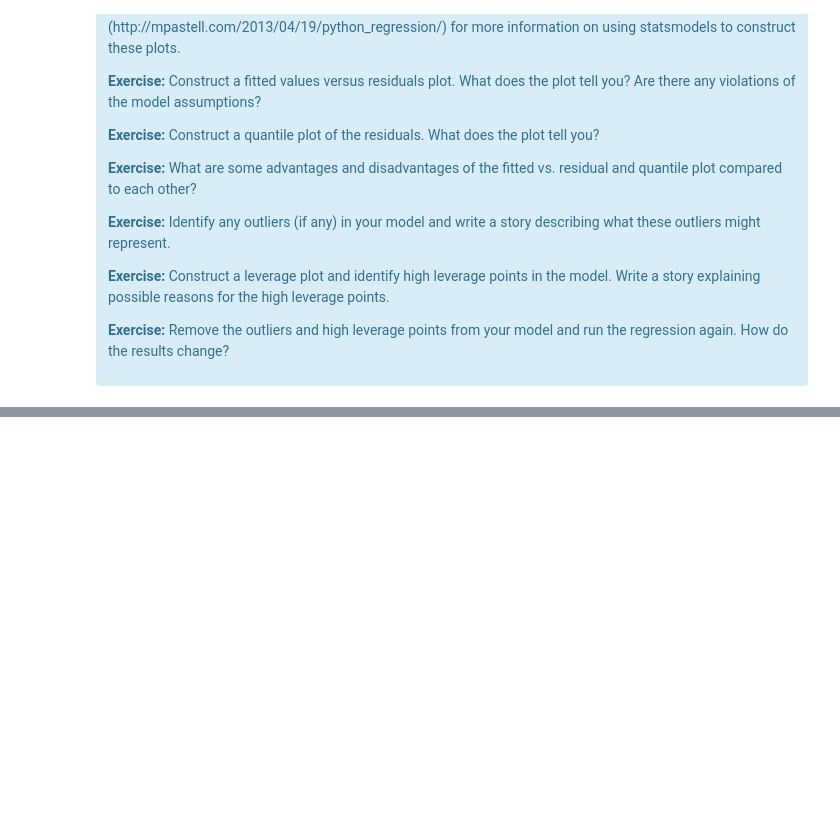
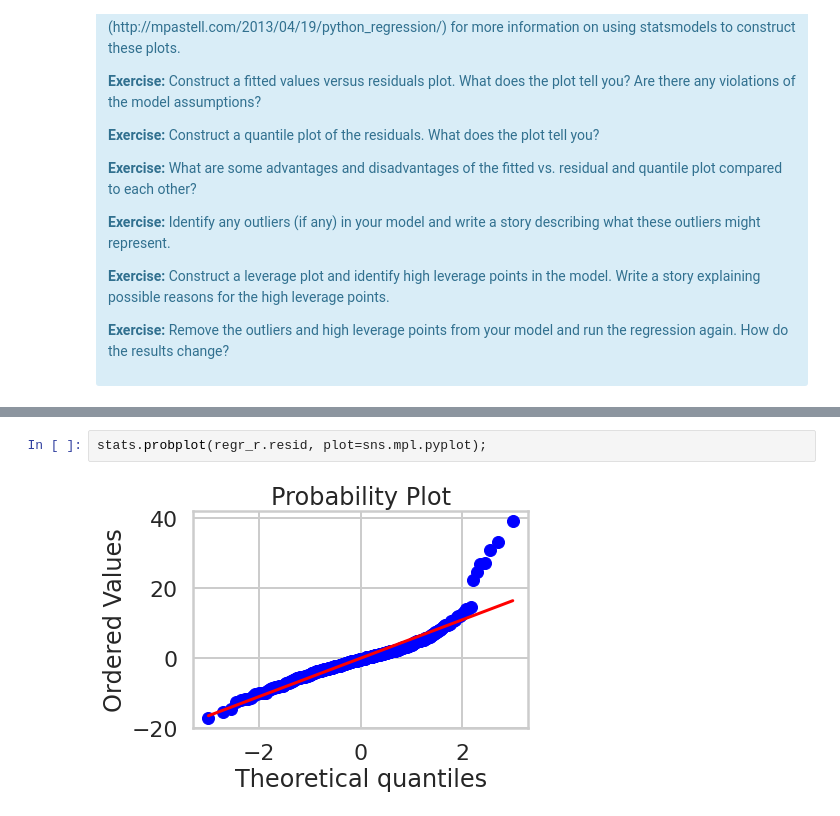
Before and after one commit to allen44/case-study-boston-housing, a Jupyter notebook: Mini_Project_Linear_Regression.ipynb, the cells around one changed output, grey strips where cells are left out. Saved outputs shown, nothing was run; the diff lists cells and outputs as text; blank space fills up the shorter version.

```diff
--- a/Mini_Project_Linear_Regression.ipynb
+++ b/Mini_Project_Linear_Regression.ipynb
@@ -827,0 +937,4 @@ There are some other issues that are important investigate with linear regressio
+# %%
+stats.probplot(regr_r.resid, plot=sns.mpl.pyplot);
+# %% [output]
+[figure, added]
```
Also changed, not shown: parts of 27 cells of this notebook.
